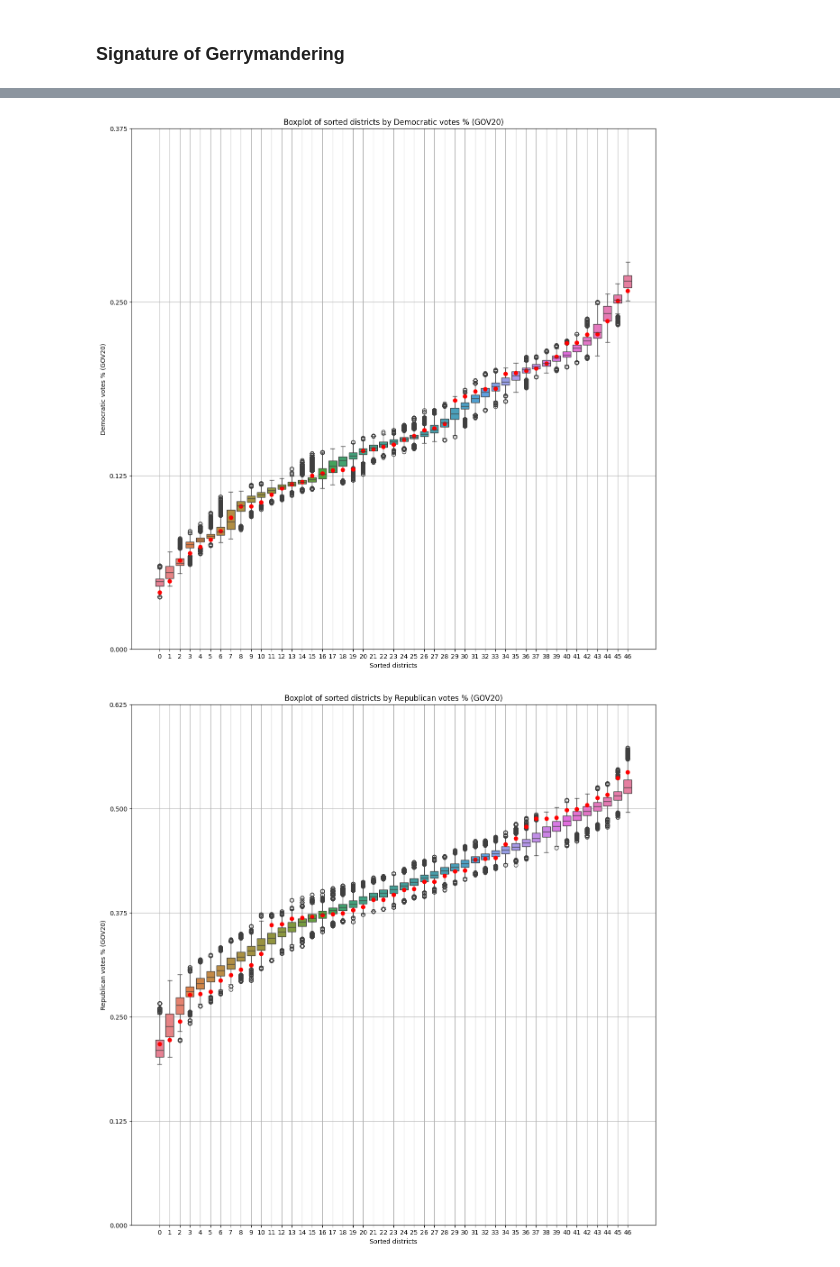
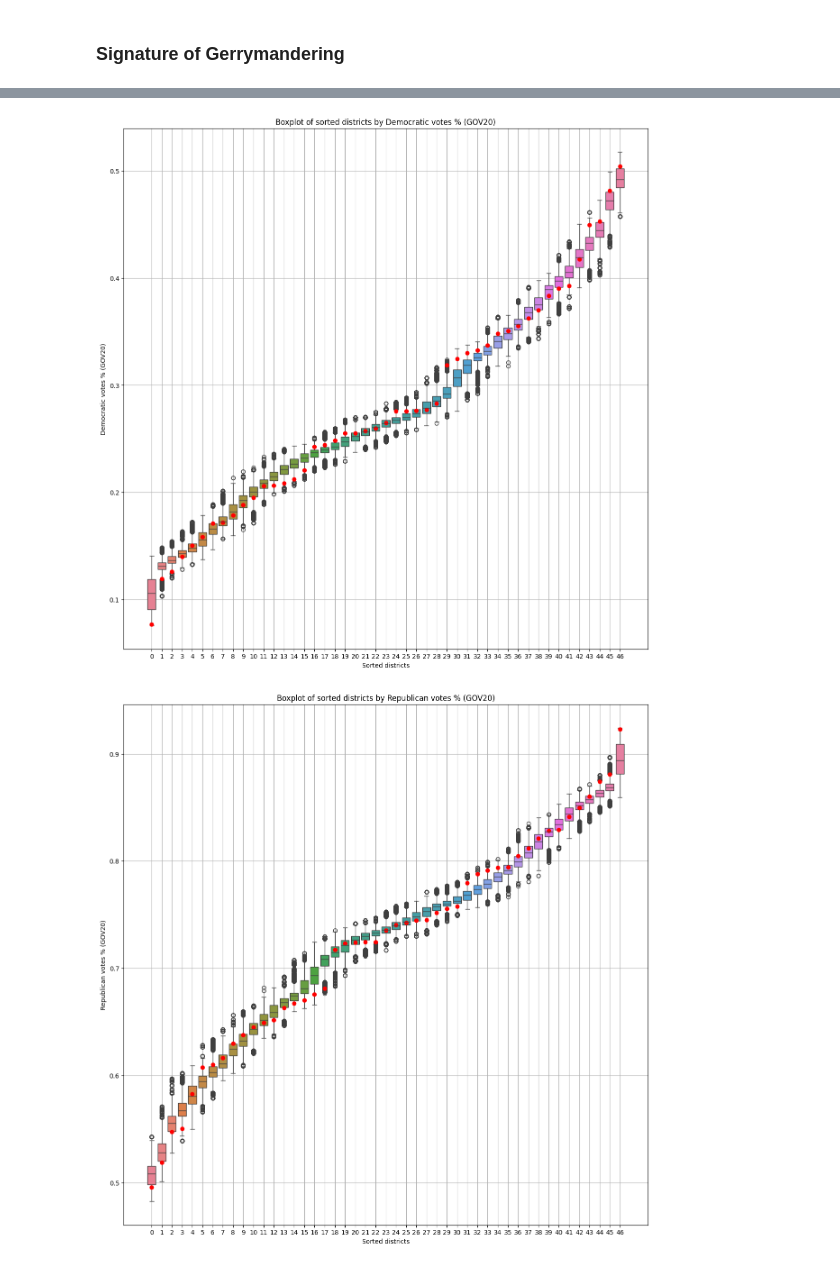
Before and after one commit to PedroPinheiro62/North-Dakota-Redistricting-Analysis, a Jupyter notebook: Ensembles Analysis.ipynb, the cells around one changed output, grey strips where cells are left out. Cells and saved outputs as stored; diff of their text form; code cells hidden in the pictures.

Commit message:
Corrected box plots

```diff
--- a/Ensembles Analysis.ipynb
+++ b/Ensembles Analysis.ipynb
@@ -248,7 +240,8 @@ plt.show()
 # %%
 dem_election_votes_cols = [f'GOV20_Democratic_{i}' for i in range(1, 48)]
+rep_election_votes_cols = [f'GOV20_Republican_{i}' for i in range(1, 48)]
 
-sorted_voting_percents = df.apply(lambda row: sorted([row[dem_election_votes_cols[i]]/row[voting_age_pop_cols[i]] for i in range(47)]), axis=1)
+sorted_voting_percents = df.apply(lambda row: sorted([row[dem_election_votes_cols[i]]/(row[dem_election_votes_cols[i]] + row[rep_election_votes_cols[i]]) for i in range(47)]), axis=1)
 
 sorted_percents_df = pd.DataFrame(sorted_voting_percents.tolist())
 
@@ -265,39 +258,31 @@ ax.set_ylabel('Democratic votes % (GOV20)')
 ax.set_title('Boxplot of sorted districts by Democratic votes % (GOV20)')
 ax.grid(True)
 
-ax.set_ylim(0, 0.375)
-ax.set_yticks([0, 0.125, 0.25, 0.375])
-
 # Display the plot
 plt.show()
 # %% [output]
-[figure, old version]
+[figure, new version]
 # %%
-rep_election_votes_cols = [f'GOV20_Republican_{i}' for i in range(1, 48)]
-
-sorted_voting_percents = df.apply(lambda row: sorted([row[rep_election_votes_cols[i]]/row[voting_age_pop_cols[i]] for i in range(47)]), axis=1)
+sorted_voting_percents = df.apply(lambda row: sorted([row[rep_election_votes_cols[i]]/(row[dem_election_votes_cols[i]] + row[rep_election_votes_cols[i]]) for i in range(47)]), axis=1)
 
 sorted_percents_df = pd.DataFrame(sorted_voting_percents.tolist())
 
 # Draw boxplot of sorted_percents_df using Seaborn
 fig, ax = plt.subplots(figsize=(15, 15))
 
 sns.boxplot(data=sorted_percents_df, ax=ax)
 
 plt.plot(sorted_voting_percents.iloc[0], "ro")
 
 # Set labels and title
 ax.set_xlabel('Sorted districts')
 ax.set_ylabel('Republican votes % (GOV20)')
 ax.set_title('Boxplot of sorted districts by Republican votes % (GOV20)')
 ax.grid(True)
 
-ax.set_ylim(0, 0.625)
-ax.set_yticks([0, 0.125, 0.25, 0.375, 0.5, 0.625])
-
 # Display the plot
 plt.show()
 # %% [output]
-[figure, old version]
+[figure, new version]
 # %%
 dem_election_votes_cols = [f'AUD20_Democratic_{i}' for i in range(1, 48)]
```
Also changed, not shown: parts of 10 cells of this notebook.
